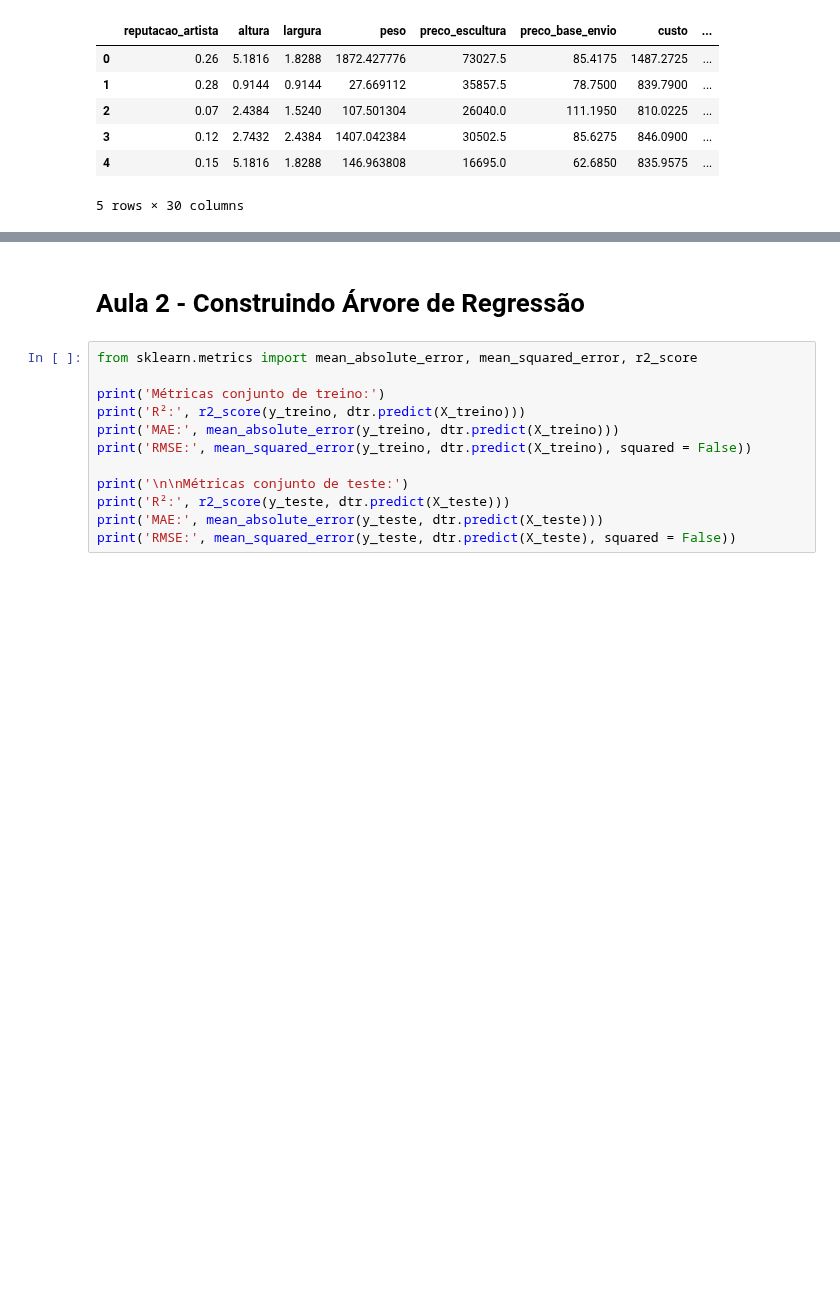
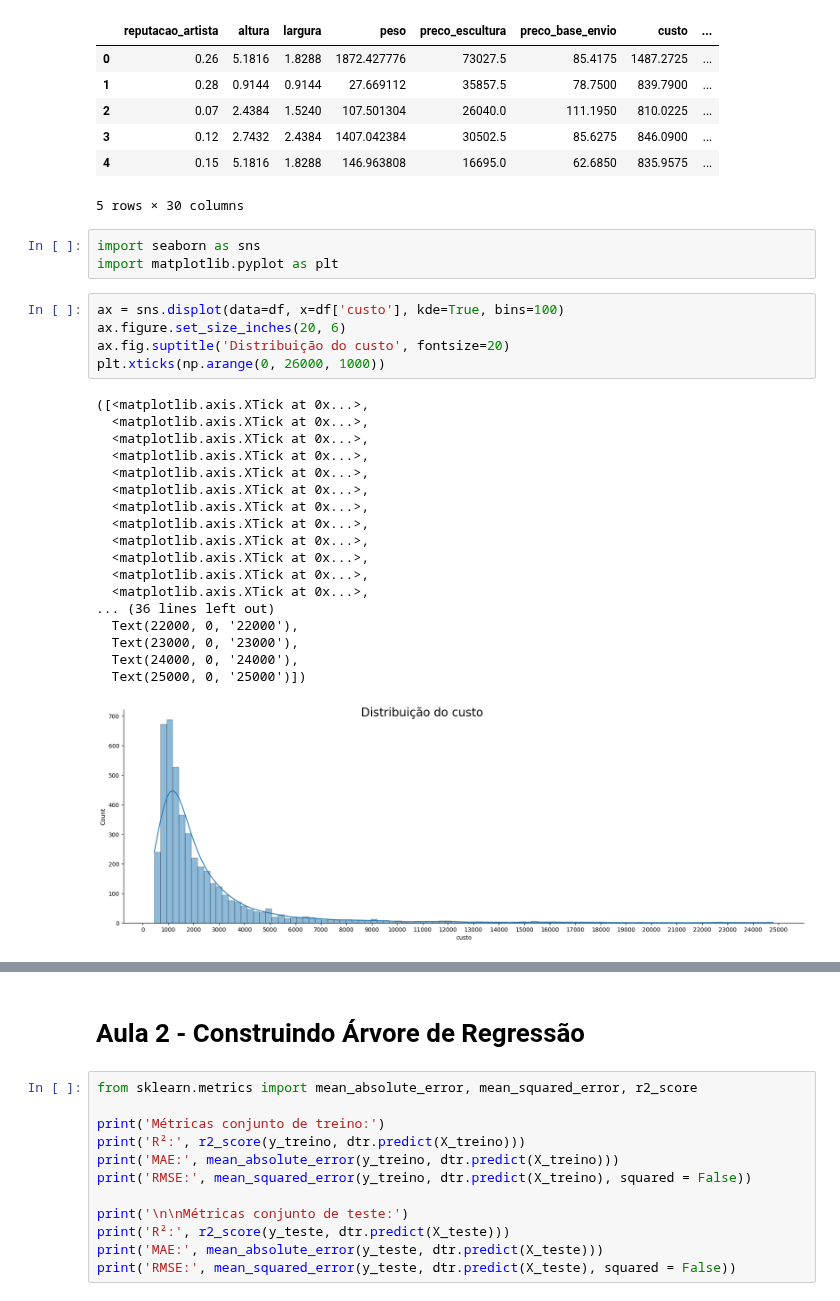
Before and after one commit to arthur-pulini/Machine-Learning-regressao-alura, a Jupyter notebook: Construindo_Arvores_de_Regressao/Projeto-Regressao.ipynb, the cells around one changed output, grey strips where cells are left out. Cells and saved outputs as stored; diff of their text form; blank space fills up the shorter version.

```diff
--- a/Construindo_Arvores_de_Regressao/Projeto-Regressao.ipynb
+++ b/Construindo_Arvores_de_Regressao/Projeto-Regressao.ipynb
@@ -173,3 +173,30 @@ df.head()
 | 3 | 0.12 | 2.7432 | 2.4384 | 1407.042384 | 30502.5 | 85.6275 | 846.0900 | ... |
 | 4 | 0.15 | 5.1816 | 1.8288 | 146.963808 | 16695.0 | 62.6850 | 835.9575 | ... |
 5 rows × 30 columns
+# %%
+import seaborn as sns
+import matplotlib.pyplot as plt
+# %%
+ax = sns.displot(data=df, x=df['custo'], kde=True, bins=100)
+ax.figure.set_size_inches(20, 6)
+ax.fig.suptitle('Distribuição do custo', fontsize=20)
+plt.xticks(np.arange(0, 26000, 1000))
+# %% [output]
+([<matplotlib.axis.XTick at 0x...>,
+  <matplotlib.axis.XTick at 0x...>,
+  <matplotlib.axis.XTick at 0x...>,
+  <matplotlib.axis.XTick at 0x...>,
+  <matplotlib.axis.XTick at 0x...>,
+  <matplotlib.axis.XTick at 0x...>,
+  <matplotlib.axis.XTick at 0x...>,
+  <matplotlib.axis.XTick at 0x...>,
+  <matplotlib.axis.XTick at 0x...>,
+  <matplotlib.axis.XTick at 0x...>,
+  <matplotlib.axis.XTick at 0x...>,
+  <matplotlib.axis.XTick at 0x...>,
+... (36 lines left out)
+  Text(22000, 0, '22000'),
+  Text(23000, 0, '23000'),
+  Text(24000, 0, '24000'),
+  Text(25000, 0, '25000')])
+[figure, added]
```
Also changed, not shown: parts of 2 cells of this notebook.
